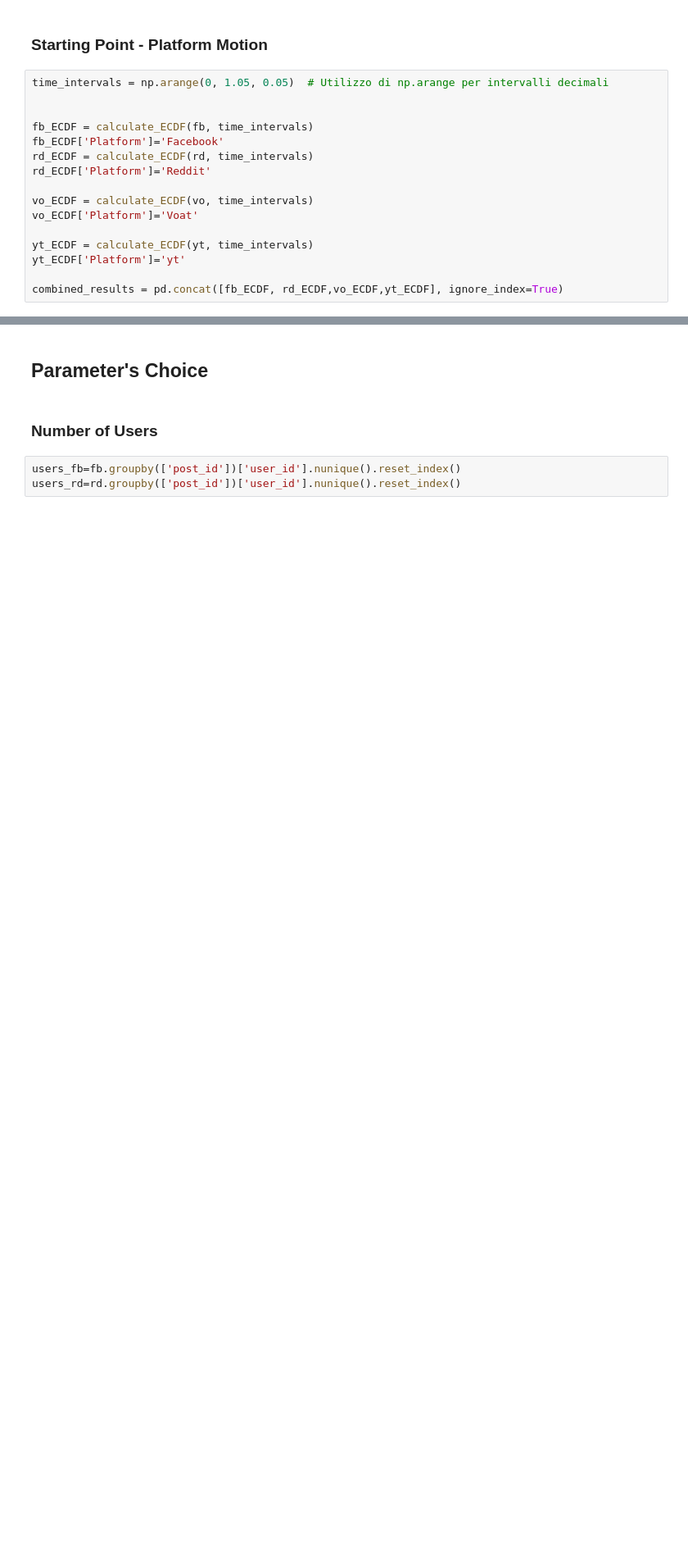
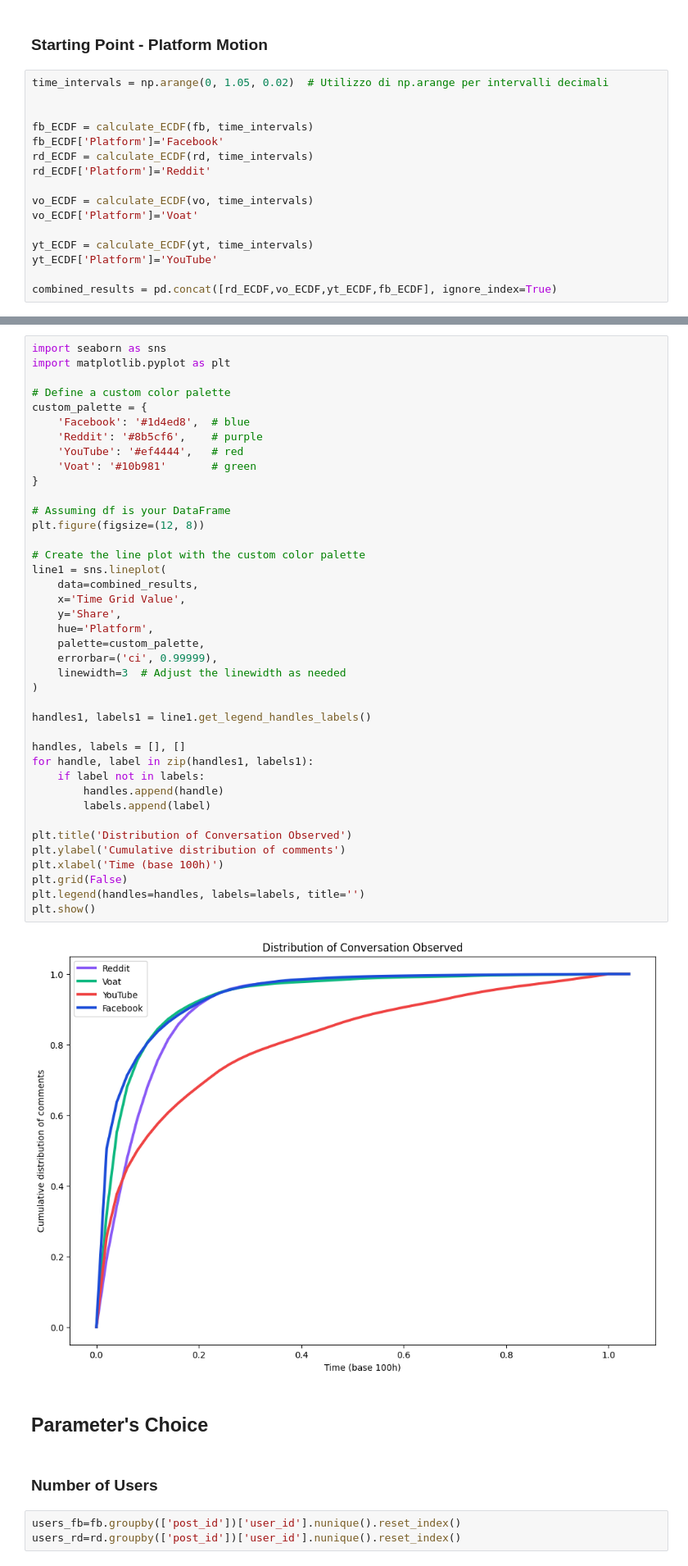
Before and after one commit to jacoponudo/Conversation_dynamics, a Jupyter notebook: src/SYN/search_parameters.ipynb, the cells around one changed output, grey strips where cells are left out. Shown at 82% size. Saved outputs shown, nothing was run; the diff lists cells and outputs as text; blank space fills up the shorter version.

```diff
--- a/src/SYN/search_parameters.ipynb
+++ b/src/SYN/search_parameters.ipynb
@@ -244,7 +226,7 @@ WARNING:matplotlib.legend:No artists with labels found to put in legend.  Note t
 # %% [markdown]
 ### Starting Point - Platform Motion
 # %%
-time_intervals = np.arange(0, 1.05, 0.05)  # Utilizzo di np.arange per intervalli decimali
+time_intervals = np.arange(0, 1.05, 0.02)  # Utilizzo di np.arange per intervalli decimali
 
 
 fb_ECDF = calculate_ECDF(fb, time_intervals)
@@ -256,14 +238,56 @@ vo_ECDF = calculate_ECDF(vo, time_intervals)
 vo_ECDF['Platform']='Voat'
 
 yt_ECDF = calculate_ECDF(yt, time_intervals)
-yt_ECDF['Platform']='yt'
+yt_ECDF['Platform']='YouTube'
 
-combined_results = pd.concat([fb_ECDF, rd_ECDF,vo_ECDF,yt_ECDF], ignore_index=True)
+combined_results = pd.concat([rd_ECDF,vo_ECDF,yt_ECDF,fb_ECDF], ignore_index=True)
 # %%
 df=combined_results
 plot_ECDF(df,level=99)
 # %% [output]
 [figure]
+# %%
+import seaborn as sns
+import matplotlib.pyplot as plt
+
+# Define a custom color palette
+custom_palette = {
+    'Facebook': '#1d4ed8',  # blue
+    'Reddit': '#8b5cf6',    # purple
+    'YouTube': '#ef4444',   # red
+    'Voat': '#10b981'       # green
+}
+
+# Assuming df is your DataFrame
+plt.figure(figsize=(12, 8))
+
+# Create the line plot with the custom color palette
+line1 = sns.lineplot(
+    data=combined_results,
+    x='Time Grid Value',
+    y='Share',
+    hue='Platform',
+    palette=custom_palette,
+    errorbar=('ci', 0.99999),
+    linewidth=3  # Adjust the linewidth as needed
+)
+
+handles1, labels1 = line1.get_legend_handles_labels()
+
+handles, labels = [], []
+for handle, label in zip(handles1, labels1):
+    if label not in labels:
+        handles.append(handle)
+        labels.append(label)
+
+plt.title('Distribution of Conversation Observed')
+plt.ylabel('Cumulative distribution of comments')
+plt.xlabel('Time (base 100h)')
+plt.grid(False)
+plt.legend(handles=handles, labels=labels, title='')
+plt.show()
+# %% [output]
+[figure, added]
 # %% [markdown]
 ## Parameter's Choice
 # %% [markdown]
```
Also changed, not shown: parts of 8 cells of this notebook.
